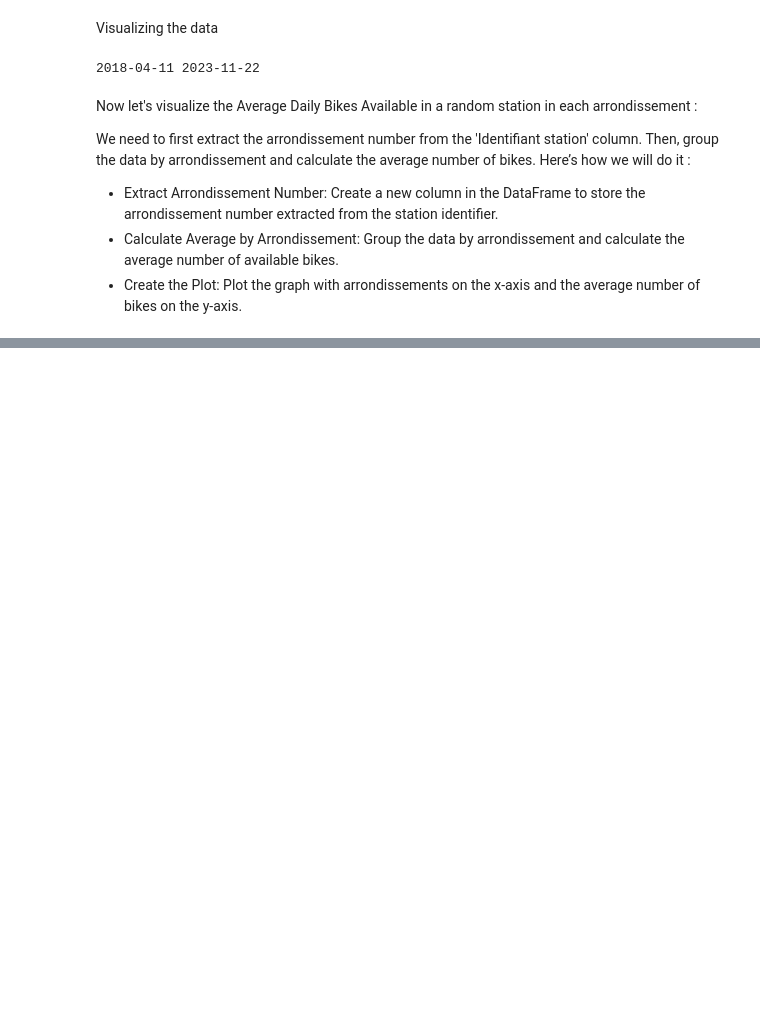
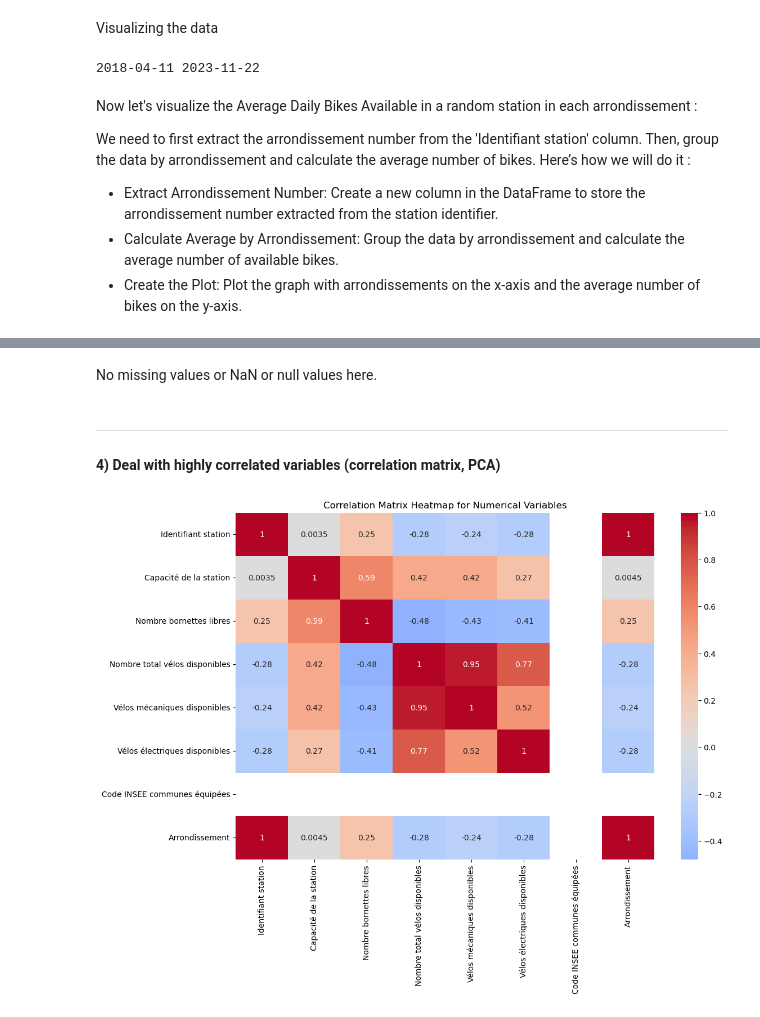
Before and after one commit to schronic/predicting_bike_traffic, a Jupyter notebook: EDA_for_velib_dataset.ipynb, the cells around one changed output, grey strips where cells are left out. Saved outputs shown, nothing was run; the diff lists cells and outputs as text; code cells hidden in the pictures; blank space fills up the shorter version.

```diff
--- a/EDA_for_velib_dataset.ipynb
+++ b/EDA_for_velib_dataset.ipynb
@@ -130,0 +195,19 @@ plt.show()
+# %% [markdown]
+No missing values or NaN or null values here.
+# %% [markdown]
+-----------------------------------------------------------------------------------------------
+#### 4) Deal with highly correlated variables (correlation matrix, PCA)
+# %%
+# Filter the DataFrame to include only float or int types
+numerical_data_train = data_velib.select_dtypes(include=['float64', 'int64'])
+
+# Calculate the correlation matrix for numerical variables only
+correlation_matrix_numerical = numerical_data_train.corr()
+
+# Plotting the correlation matrix as a heatmap
+plt.figure(figsize=(12, 8))
+sns.heatmap(correlation_matrix_numerical, annot=True, cmap='coolwarm', center=0)
+plt.title('Correlation Matrix Heatmap for Numerical Variables')
+plt.show()
+# %% [output]
+[figure, added]
```
Also changed, not shown: parts of 9 cells of this notebook.
